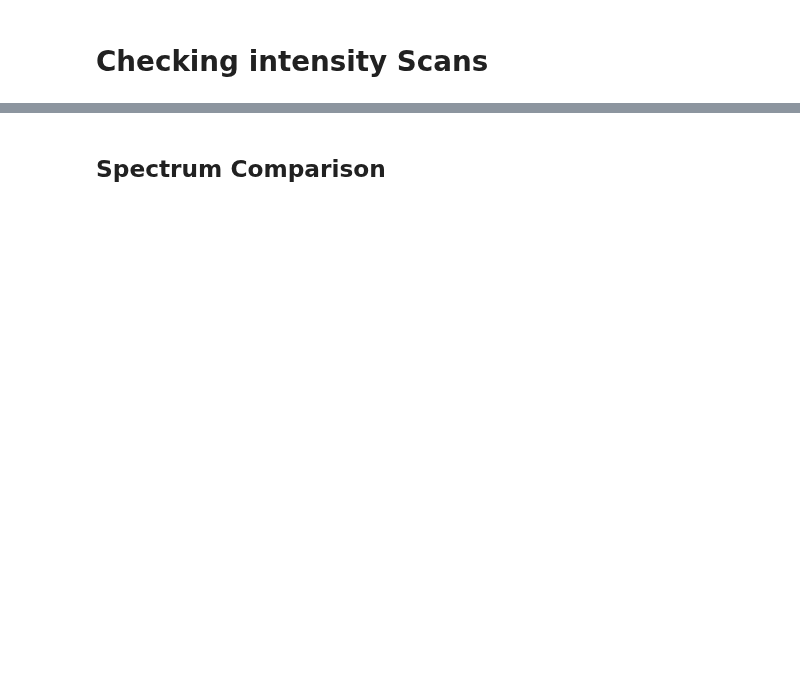
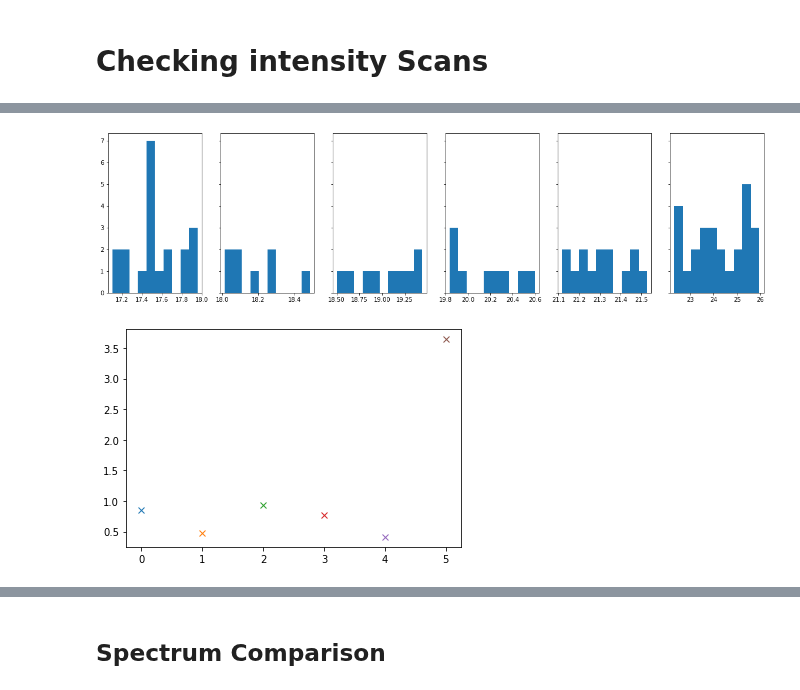
Before and after one commit to KasiaKoo/Artemis_Jan22, a Jupyter notebook: MgO_1800nm.ipynb, the cells around one changed output, grey strips where cells are left out. Cells and saved outputs as stored; diff of their text form; code cells hidden in the pictures; blank space fills up the shorter version.

```diff
--- a/MgO_1800nm.ipynb
+++ b/MgO_1800nm.ipynb
@@ -238,20 +282,24 @@ plt.ylim(0, 0.02e6)
 # %%
 
 har_17 = np.array([i for i in peak_info if i[0]<18])
 har_18 = np.array([i for i in peak_info if i[0]<18.5 and i[0]>18])
 har_19 = np.array([i for i in peak_info if i[0]>18.5 and i[0]<19.5])
 har_20 = np.array([i for i in peak_info if i[0]<21 and i[0]>19.5])
 har_21 = np.array([i for i in peak_info if i[0]>21 and i[0]<22])
 har_22 = np.array([i for i in peak_info if i[0]>22])
 
 list_of_harmonics = [har_17, har_18, har_19, har_20,har_21, har_22]
 fig, ax = plt.subplots(1,len(list_of_harmonics), sharey=True, figsize=(20,5))
 fig2, ax2 = plt.subplots()
+count=0
 for idx in range(len(list_of_harmonics)):
     ax[idx].hist(list_of_harmonics[idx][:,0])
     bw = max(list_of_harmonics[idx][:,0])-min(list_of_harmonics[idx][:,0])
     ax2.plot(count, bw, 'x')
     count+=1
+# %% [output]
+[figure, added]
+[figure, added]
 # %%
 
 for idx in range(len(list_of_harmonics[3:])):
```
Also changed, not shown: parts of 17 cells of this notebook, 4 other files.
